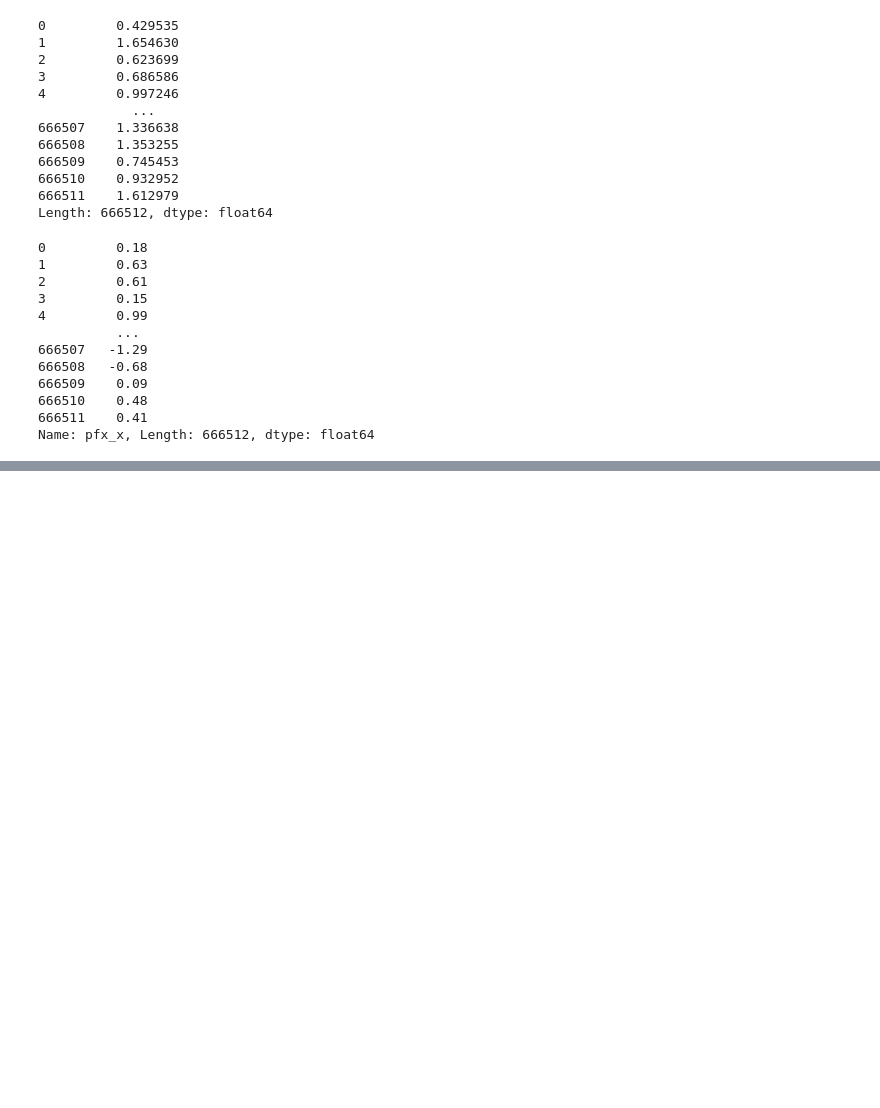
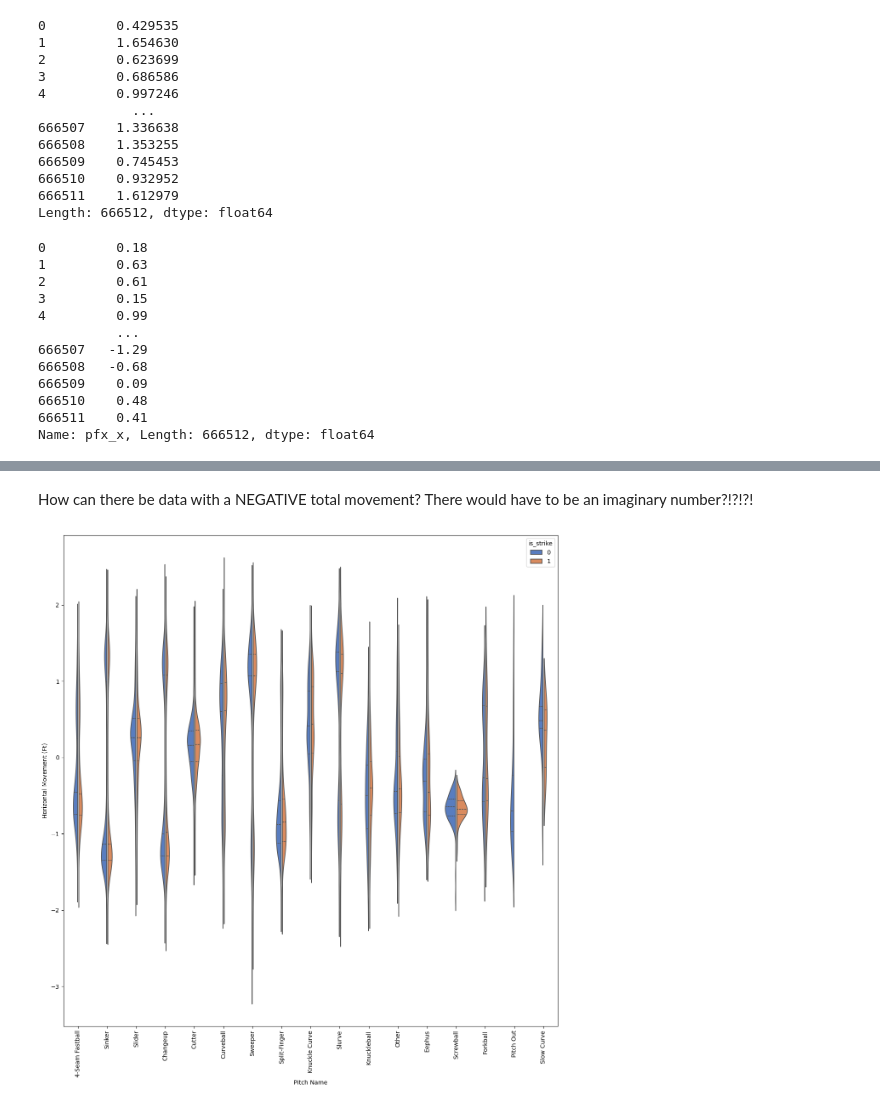
Before and after one commit to OffBayes/Strikeout-Prediction---2024, a Jupyter notebook: Strikeout-EDA.ipynb, the cells around one changed output, grey strips where cells are left out. Drawn from its saved outputs; the diff is of its cells as text; code cells hidden in the pictures; blank space fills up the shorter version.

```diff
--- a/Strikeout-EDA.ipynb
+++ b/Strikeout-EDA.ipynb
@@ -238,0 +237,12 @@ Index(['4-Seam Fastball', 'Sinker', 'Slider', 'Changeup', 'Cutter',
+# %% [markdown]
+How can there be data with a NEGATIVE total movement? There would have to be an imaginary number?!?!?!
+# %%
+fig, ax = plt.subplots(figsize=(15, 15))
+sns.violinplot(data=training_data_df, x="pitch_name", y="pfx_x",
+               hue="is_strike", split=True, gap=.1, inner="quart", palette = "muted",
+               order = training_data_df.pitch_name.value_counts().index)
+ax.tick_params(axis='x', rotation=90)
+ax.set(xlabel='Pitch Name', ylabel='Horizontal Movement (Ft)')
+plt.show()
+# %% [output]
+[figure, added]
```
Also changed, not shown: parts of 11 cells of this notebook.
